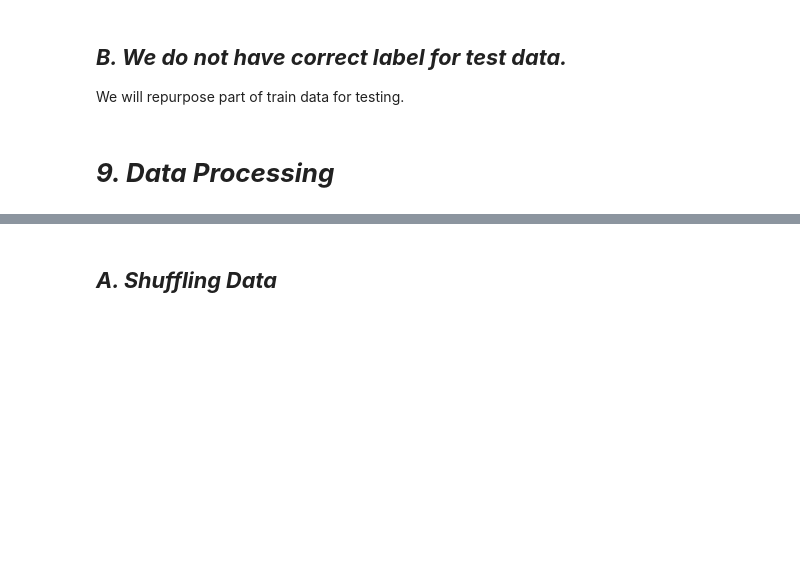
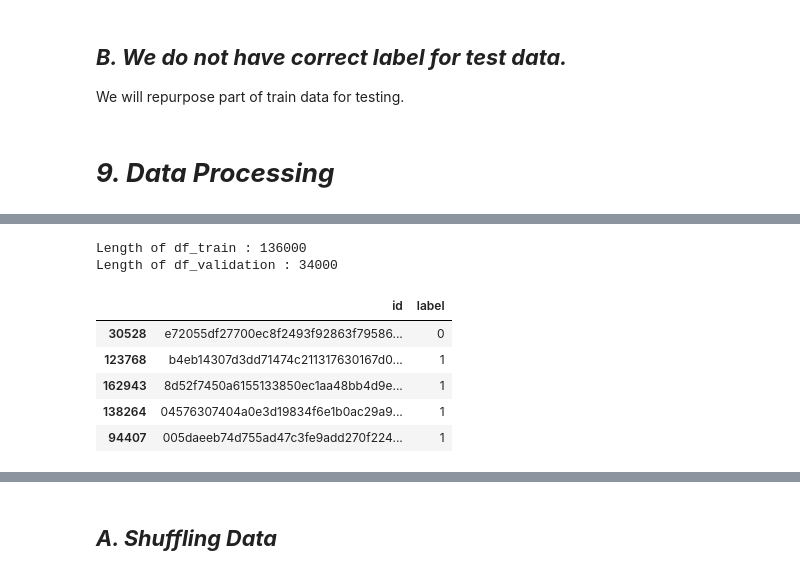
Before and after one commit to srilamaiti/ml_works, a Jupyter notebook: cancer_detection.ipynb, the cells around one changed output, grey strips where cells are left out. Saved outputs shown, nothing was run; the diff lists cells and outputs as text; code cells hidden in the pictures; blank space fills up the shorter version.

```diff
--- a/cancer_detection.ipynb
+++ b/cancer_detection.ipynb
@@ -649,0 +689,19 @@ We will repurpose part of train data for testing.
+# %%
+# split into training and validation sets
+label = train_label_processed['label']
+df_train, df_validation = train_test_split(train_label_processed, test_size = 0.2, random_state = 0, stratify = label)
+
+print(f"Length of df_train : {len(df_train)}")
+print(f"Length of df_validation : {len(df_validation)}")
+# %% [output]
+Length of df_train : 136000
+Length of df_validation : 34000
+# %%
+df_train.head()
+# %% [output]
+|  | id | label |
+| 30528 | e72055df27700ec8f2493f92863f79586... | 0 |
+| 123768 | b4eb14307d3dd71474c211317630167d0... | 1 |
+| 162943 | 8d52f7450a6155133850ec1aa48bb4d9e... | 1 |
+| 138264 | 04576307404a0e3d19834f6e1b0ac29a9... | 1 |
+| 94407 | 005daeeb74d755ad47c3fe9add270f224... | 1 |
```
Also changed, not shown: parts of 27 cells of this notebook.
